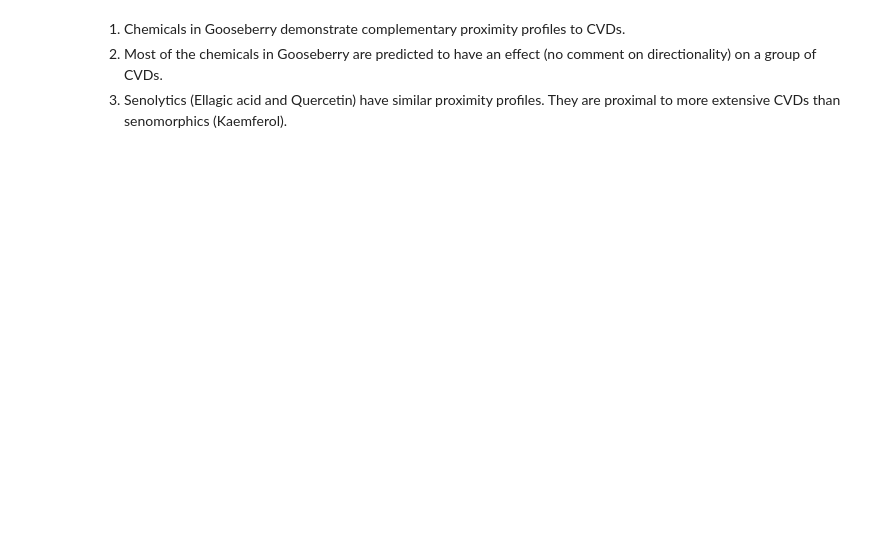
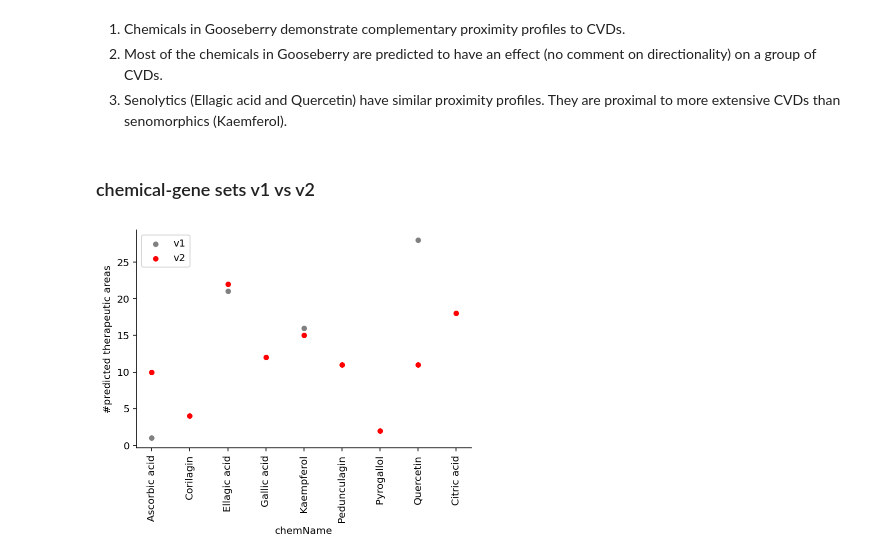
Before and after one commit to FarzanehNasirian/ATBV-review, a Jupyter notebook: Gooseberry_effect_on_cvds.ipynb, the cells around one changed output. Saved outputs shown, nothing was run; the diff lists cells and outputs as text; code cells hidden in the pictures; blank space fills up the shorter version.

```diff
--- a/Gooseberry_effect_on_cvds.ipynb
+++ b/Gooseberry_effect_on_cvds.ipynb
@@ -25,3 +169,20 @@ plt.savefig('data/GB_proximity_to_CVDs.svg', bbox_inches='tight')
 1. Chemicals in Gooseberry demonstrate complementary proximity profiles to CVDs.
 2. Most of the chemicals in Gooseberry are predicted to have an effect (no comment on directionality) on a group of CVDs.
 3. Senolytics (Ellagic acid and Quercetin) have similar proximity profiles. They are proximal to more extensive CVDs than senomorphics (Kaemferol).
+# %% [markdown]
+### chemical-gene sets v1 vs v2
+# %%
+v1 = pd.read_json('data/out_0_600_v1.json')
+v1 = v1[v1.z_score < -1].groupby('chemName')['efoName'].size().reset_index()
+
+v2 = pd.read_json('data/out_0_600.json')
+v2 = v2[v2.z_score < -1].groupby('chemName')['efoName'].size().reset_index()
+
+sns.scatterplot(data=v1, x='chemName', y='efoName', color='grey')
+sns.scatterplot(data=v2, x='chemName', y='efoName', color='red')
+plt.xticks(rotation=90)
+plt.ylabel('#predicted therapeutic areas')
+plt.legend(['v1', 'v2'])
+sns.despine()
+# %% [output]
+[figure, added]
```
Also changed, not shown: parts of 26 cells of this notebook, 21 other files.
